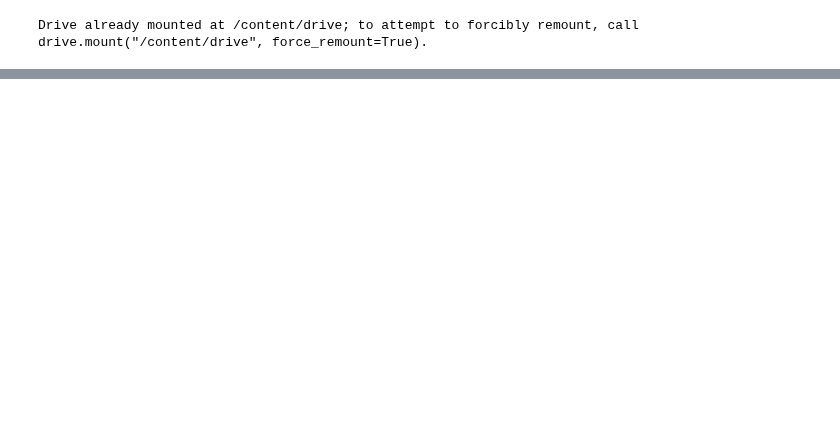
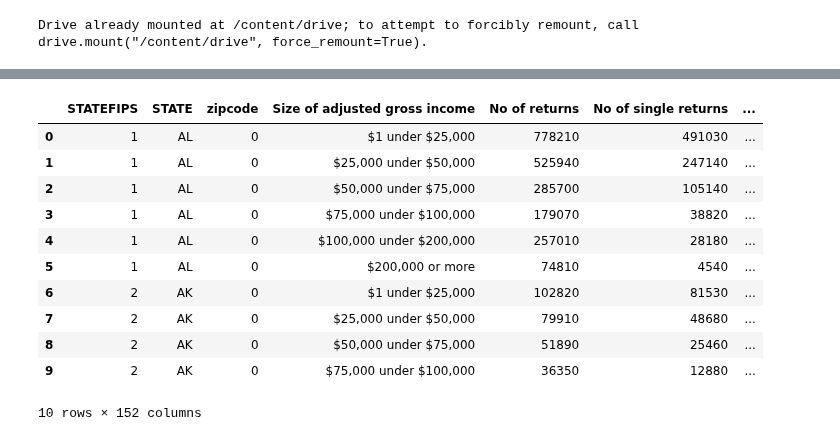
Before and after one commit to aswinaus/LLM_Inference, a Jupyter notebook: mistral_quant_awq_load_local.ipynb, the cells around one changed output, grey strips where cells are left out. Cells and saved outputs as stored; diff of their text form; code cells hidden in the pictures; blank space fills up the shorter version.

```diff
--- a/mistral_quant_awq_load_local.ipynb
+++ b/mistral_quant_awq_load_local.ipynb
@@ -114,0 +107,19 @@ local_model = AutoModel.from_pretrained(quant_path,low_cpu_mem_usage=True)
+# %%
+from datasets import load_dataset
+import pandas as pd
+dataset = load_dataset("aswinaus/tax_statistics_dataset_by_income_range", download_mode="force_redownload")
+df=pd.DataFrame(dataset['train'])
+df.head(10)
+# %% [output]
+|  | STATEFIPS | STATE | zipcode | Size of adjusted gross income | No of returns | No of single returns | ... |
+| 0 | 1 | AL | 0 | $1 under $25,000 | 778210 | 491030 | ... |
+| 1 | 1 | AL | 0 | $25,000 under $50,000 | 525940 | 247140 | ... |
+| 2 | 1 | AL | 0 | $50,000 under $75,000 | 285700 | 105140 | ... |
+| 3 | 1 | AL | 0 | $75,000 under $100,000 | 179070 | 38820 | ... |
+| 4 | 1 | AL | 0 | $100,000 under $200,000 | 257010 | 28180 | ... |
+| 5 | 1 | AL | 0 | $200,000 or more | 74810 | 4540 | ... |
+| 6 | 2 | AK | 0 | $1 under $25,000 | 102820 | 81530 | ... |
+| 7 | 2 | AK | 0 | $25,000 under $50,000 | 79910 | 48680 | ... |
+| 8 | 2 | AK | 0 | $50,000 under $75,000 | 51890 | 25460 | ... |
+| 9 | 2 | AK | 0 | $75,000 under $100,000 | 36350 | 12880 | ... |
+10 rows × 152 columns
```
Also changed, not shown: parts of 4 cells of this notebook.
